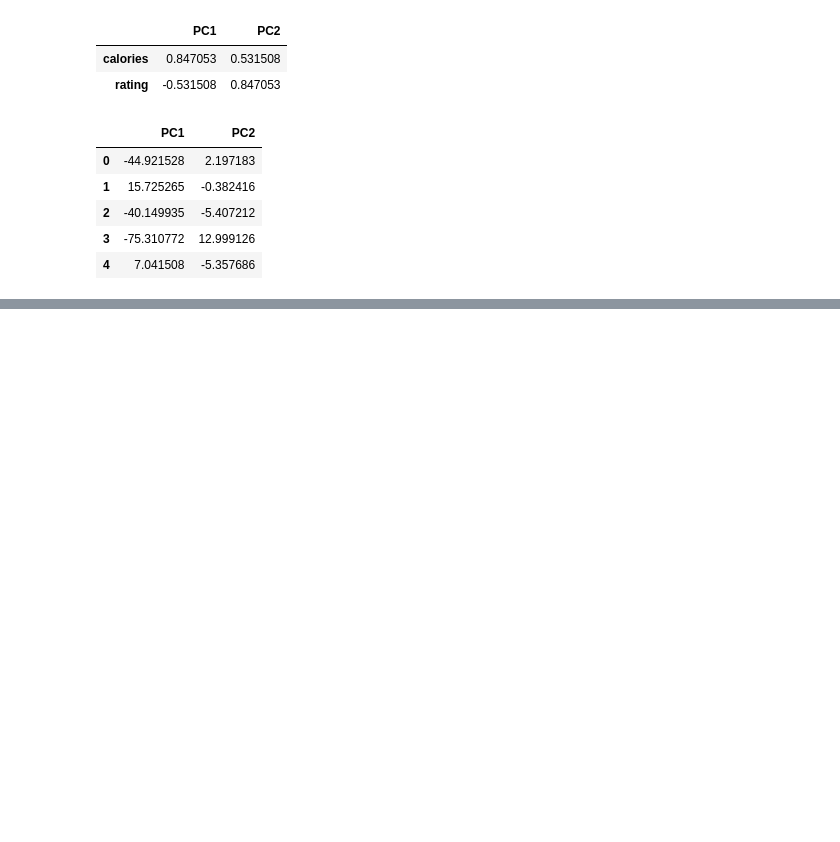
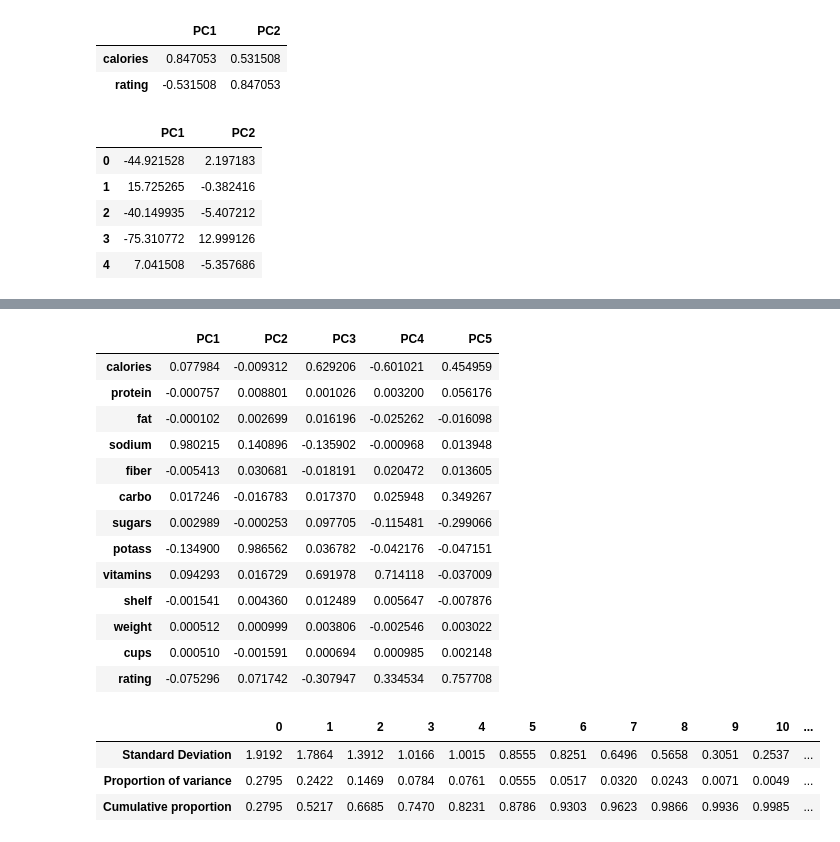
Before and after one commit to tstrickland-13/DataMiningandAnalyticsNotes, a Jupyter notebook: Book Notes by Concept/Part 2: Data Exploration and Dimension Reduction/Ch. 4: Dimension Reduction.ipynb, the cells around one changed output, grey strips where cells are left out. Saved outputs shown, nothing was run; the diff lists cells and outputs as text; code cells hidden in the pictures; blank space fills up the shorter version.

```diff
--- a/Book Notes by Concept/Part 2: Data Exploration and Dimension Reduction/Ch. 4: Dimension Reduction.ipynb
+++ b/Book Notes by Concept/Part 2: Data Exploration and Dimension Reduction/Ch. 4: Dimension Reduction.ipynb
@@ -186,3 +186,13 @@ scores.head()
 | 2 | -40.149935 | -5.407212 |
 | 3 | -75.310772 | 12.999126 |
 | 4 | 7.041508 | -5.357686 |
+# %%
+##Principal Component analysis for all 13 numerical variables
+pcs = PCA()
+pcs.fit(cereals_df.iloc[:, 3:].dropna(axis=0))
+pcsSummary_df = pd.DataFrame({'Standard Deviation':np.sqrt(pcs.explained_variance_),
+                              'Proportion of variance':pcs.explained_variance_ratio_,
+                              'Cumulative proportion': np.cumsum(pcs.explained_variance_ratio_)})
+pcsSummary_df = pcsSummary_df.transpose()
+pcsSummary_df.columns = ['PC{}'.format(i) for i in range(1, len(pcsSummary_df.columns) + 1)]
+pcsSummary_df.round(4)
@@ -188,0 +204,33 @@ scores.head()
+# %%
+pcsComponents_df = pd.DataFrame(pcs.components_.transpose(), columns=pcsSummary_df.columns,
+                                index=cereals_df.iloc[:, 3:].columns)
+pcsComponents_df.iloc[:,:5]
+# %% [output]
+|  | PC1 | PC2 | PC3 | PC4 | PC5 |
+| calories | 0.077984 | -0.009312 | 0.629206 | -0.601021 | 0.454959 |
+| protein | -0.000757 | 0.008801 | 0.001026 | 0.003200 | 0.056176 |
+| fat | -0.000102 | 0.002699 | 0.016196 | -0.025262 | -0.016098 |
+| sodium | 0.980215 | 0.140896 | -0.135902 | -0.000968 | 0.013948 |
+| fiber | -0.005413 | 0.030681 | -0.018191 | 0.020472 | 0.013605 |
+| carbo | 0.017246 | -0.016783 | 0.017370 | 0.025948 | 0.349267 |
+| sugars | 0.002989 | -0.000253 | 0.097705 | -0.115481 | -0.299066 |
+| potass | -0.134900 | 0.986562 | 0.036782 | -0.042176 | -0.047151 |
+| vitamins | 0.094293 | 0.016729 | 0.691978 | 0.714118 | -0.037009 |
+| shelf | -0.001541 | 0.004360 | 0.012489 | 0.005647 | -0.007876 |
+| weight | 0.000512 | 0.000999 | 0.003806 | -0.002546 | 0.003022 |
+| cups | 0.000510 | -0.001591 | 0.000694 | 0.000985 | 0.002148 |
+| rating | -0.075296 | 0.071742 | -0.307947 | 0.334534 | 0.757708 |
+# %%
+## Principal component analysis on normalized data
+pcs = PCA()
+pcs.fit(preprocessing.scale(cereals_df.iloc[:, 3:].dropna(axis=0)))
+pcsSummary_df = pd.DataFrame({'Standard Deviation':np.sqrt(pcs.explained_variance_),
+                              'Proportion of variance':pcs.explained_variance_ratio_,
+                              'Cumulative proportion': np.cumsum(pcs.explained_variance_ratio_)})
+pcsSummary_df = pcsSummary_df.transpose()
+pcsSummary_df.round(4)
+# %% [output]
+|  | 0 | 1 | 2 | 3 | 4 | 5 | 6 | 7 | 8 | 9 | 10 | ... |
+| Standard Deviation | 1.9192 | 1.7864 | 1.3912 | 1.0166 | 1.0015 | 0.8555 | 0.8251 | 0.6496 | 0.5658 | 0.3051 | 0.2537 | ... |
+| Proportion of variance | 0.2795 | 0.2422 | 0.1469 | 0.0784 | 0.0761 | 0.0555 | 0.0517 | 0.0320 | 0.0243 | 0.0071 | 0.0049 | ... |
+| Cumulative proportion | 0.2795 | 0.5217 | 0.6685 | 0.7470 | 0.8231 | 0.8786 | 0.9303 | 0.9623 | 0.9866 | 0.9936 | 0.9985 | ... |
```
Also changed, not shown: parts of 2 cells of this notebook, 2 other files.
